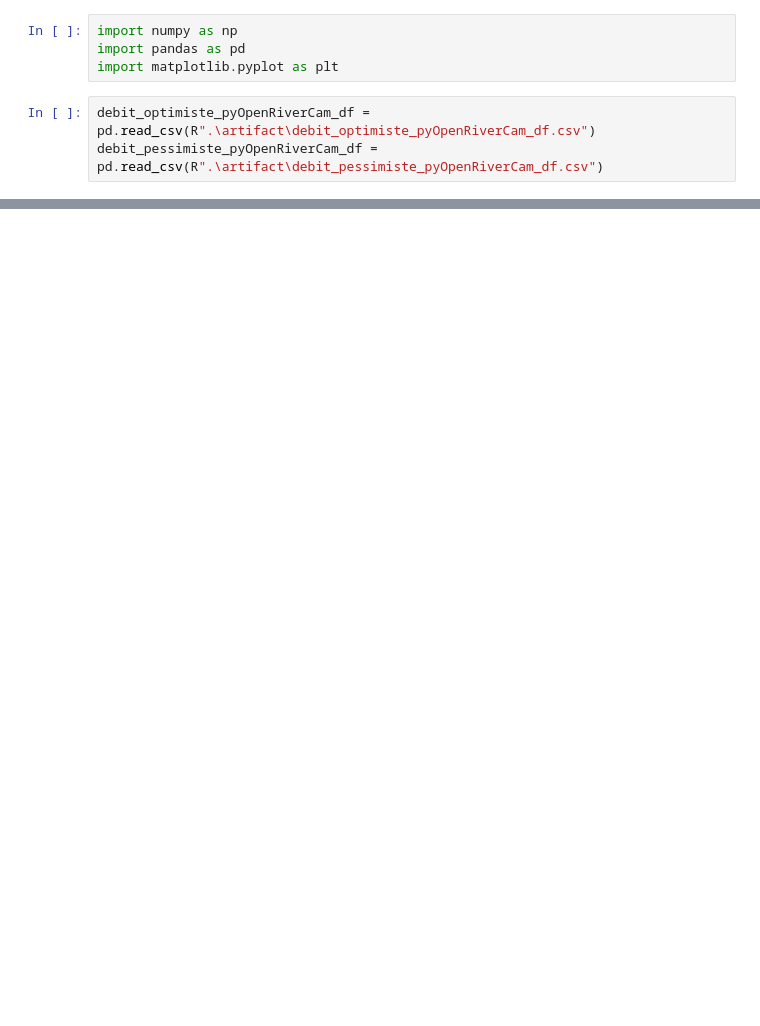
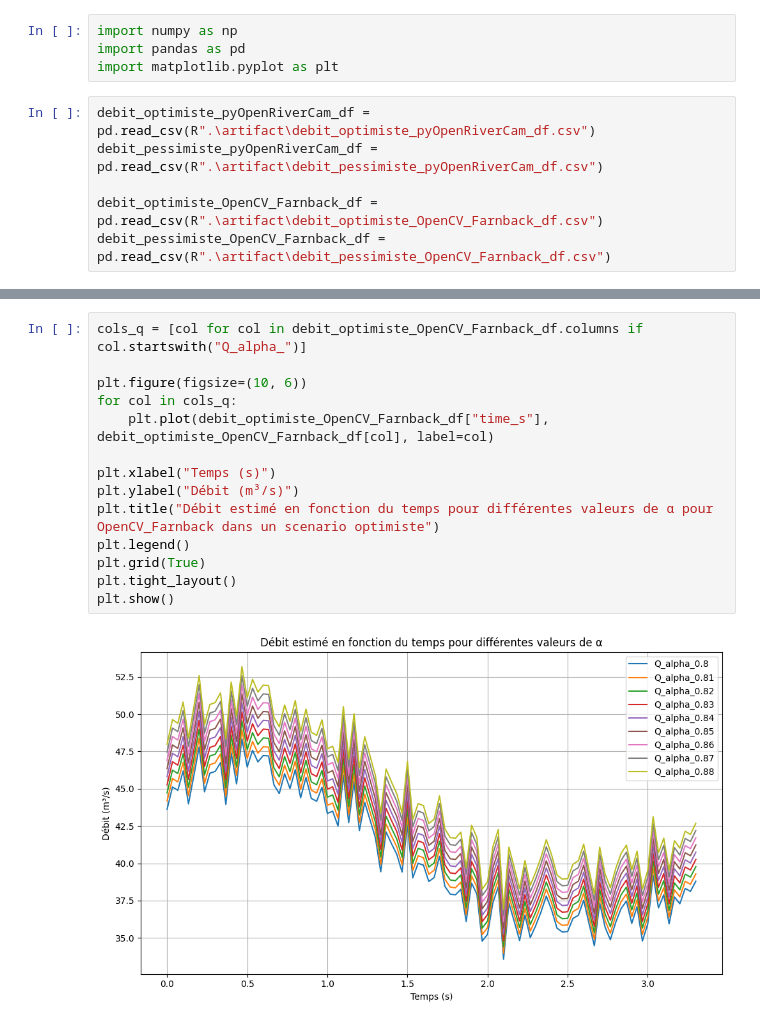
Before and after one commit to Willippe00/BenchRiverCam, a Jupyter notebook: post-traitement/3-vitesse_debit_plotting.ipynb, the cells around one changed output, grey strips where cells are left out. Cells and saved outputs as stored; diff of their text form; blank space fills up the shorter version.

```diff
--- a/post-traitement/3-vitesse_debit_plotting.ipynb
+++ b/post-traitement/3-vitesse_debit_plotting.ipynb
@@ -5,6 +5,9 @@ import matplotlib.pyplot as plt
 # %%
 debit_optimiste_pyOpenRiverCam_df = pd.read_csv(R".\artifact\debit_optimiste_pyOpenRiverCam_df.csv")
 debit_pessimiste_pyOpenRiverCam_df = pd.read_csv(R".\artifact\debit_pessimiste_pyOpenRiverCam_df.csv")
+
+debit_optimiste_OpenCV_Farnback_df = pd.read_csv(R".\artifact\debit_optimiste_OpenCV_Farnback_df.csv")
+debit_pessimiste_OpenCV_Farnback_df = pd.read_csv(R".\artifact\debit_pessimiste_OpenCV_Farnback_df.csv")
 # %%
 cols_q = [col for col in debit_optimiste_pyOpenRiverCam_df.columns if col.startswith("Q_alpha_")]
 
@@ -76,0 +80,16 @@ plt.show()
+# %%
+cols_q = [col for col in debit_optimiste_OpenCV_Farnback_df.columns if col.startswith("Q_alpha_")]
+
+plt.figure(figsize=(10, 6))
+for col in cols_q:
+    plt.plot(debit_optimiste_OpenCV_Farnback_df["time_s"], debit_optimiste_OpenCV_Farnback_df[col], label=col)
+
+plt.xlabel("Temps (s)")
+plt.ylabel("Débit (m³/s)")
+plt.title("Débit estimé en fonction du temps pour différentes valeurs de α pour OpenCV_Farnback dans un scenario optimiste")
+plt.legend()
+plt.grid(True)
+plt.tight_layout()
+plt.show()
+# %% [output]
+[figure, added]
```
Also changed, not shown: parts of 5 cells of this notebook, 6 other files.
